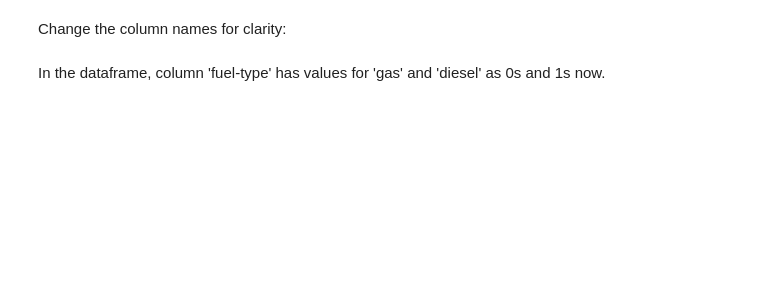
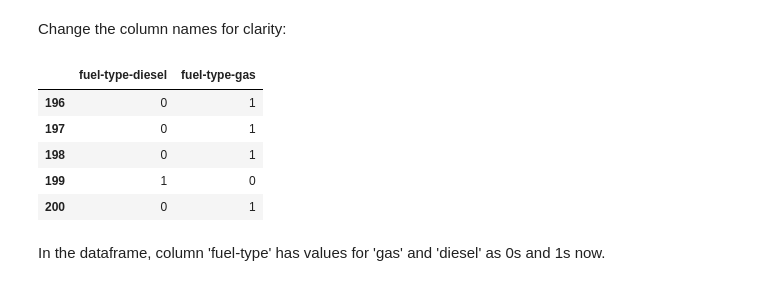
Before and after one commit to tobigrassani/IBM-Data-Science-Professional-Certificate, a Jupyter notebook: Data analysis with Python/Data-Wrangling.ipynb, the cells around one changed output. Cells and saved outputs as stored; diff of their text form; code cells hidden in the pictures; blank space fills up the shorter version.

```diff
--- a/Data analysis with Python/Data-Wrangling.ipynb
+++ b/Data analysis with Python/Data-Wrangling.ipynb
@@ -687,7 +714,14 @@ dummy_variable_1.head()
 Change the column names for clarity:
 # %%
 dummy_variable_1.rename(columns={'gas':'fuel-type-gas', 'diesel':'fuel-type-diesel'}, inplace=True)
-dummy_variable_1.head()
+dummy_variable_1.tail()
+# %% [output]
+|  | fuel-type-diesel | fuel-type-gas |
+| 196 | 0 | 1 |
+| 197 | 0 | 1 |
+| 198 | 0 | 1 |
+| 199 | 1 | 0 |
+| 200 | 0 | 1 |
 # %% [markdown]
 In the dataframe, column 'fuel-type' has values for 'gas' and 'diesel' as 0s and 1s now.
 # %%
```
Also changed, not shown: parts of 8 cells of this notebook, 1 other file.
